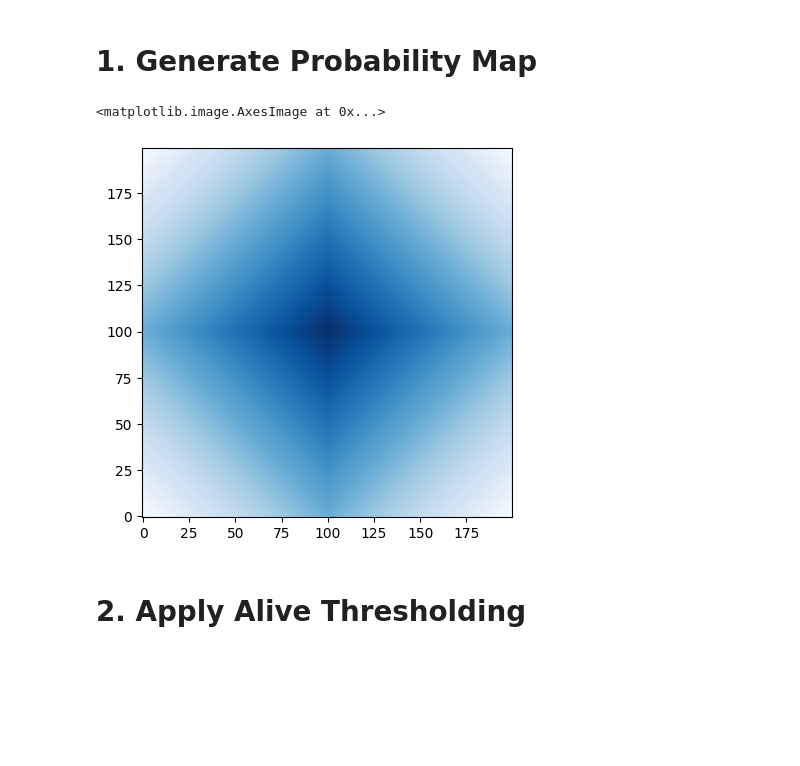
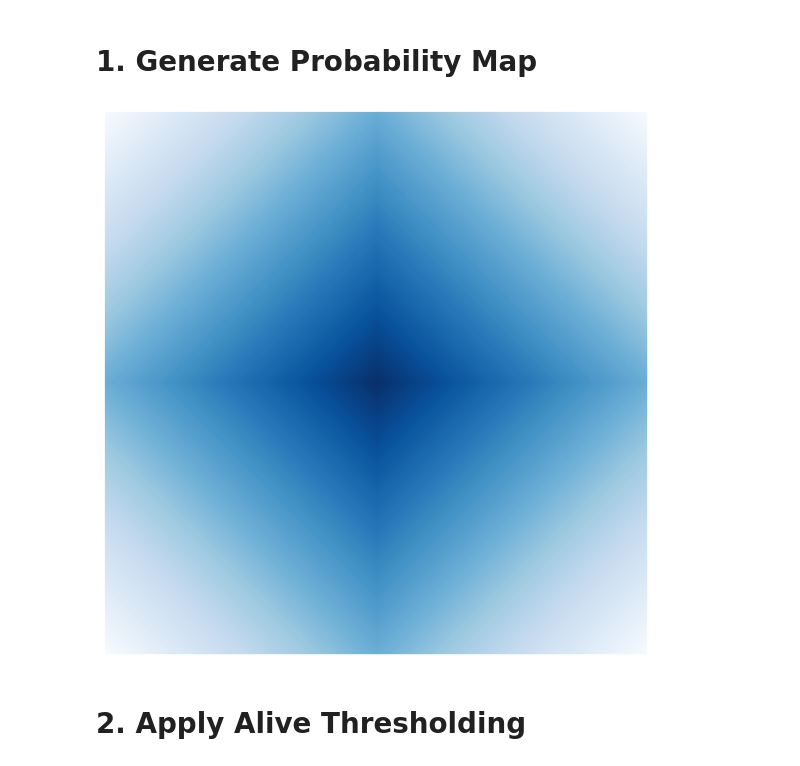
Before and after one commit to lucaswarwick02/untitled_farm_game, a Jupyter notebook: notebooks/island_generation.ipynb, the cells around one changed output. Saved outputs shown, nothing was run; the diff lists cells and outputs as text; code cells hidden in the pictures; blank space fills up the shorter version.

Commit message:
Switch to VSCode + island generation bug fixes

```diff
--- a/notebooks/island_generation.ipynb
+++ b/notebooks/island_generation.ipynb
@@ -5,2 +36,4 @@ import random
+# %%
+IslandSize = 300
 # %% [markdown]
 # 1. Generate Probability Map
@@ -28,7 +40,18 @@ grid = probability_map(grid)
-# %%
-plt.imshow(grid, cmap='Blues', interpolation='nearest', origin='lower')
-# %% [output]
-<matplotlib.image.AxesImage at 0x...>
-[figure, removed]
+# %%
+probabilityMap = np.zeros(shape=(IslandSize, IslandSize))
+for x in range(IslandSize):
+    for y in range(IslandSize):
+        middle = IslandSize / 2
+        distanceFromMiddle = (np.abs(x - middle) + np.abs(y - middle)) / 2
+        value = 1 - distanceFromMiddle / middle
+        if value < 0:
+            value = 0
+        if value > 1:
+            value = 1
+        probabilityMap[x, y] = value
+# %%
+imshow(probabilityMap)
+# %% [output]
+[figure, added]
 # %% [markdown]
 # 2. Apply Alive Thresholding
```
Also changed, not shown: parts of 18 cells of this notebook, 12 other files.
